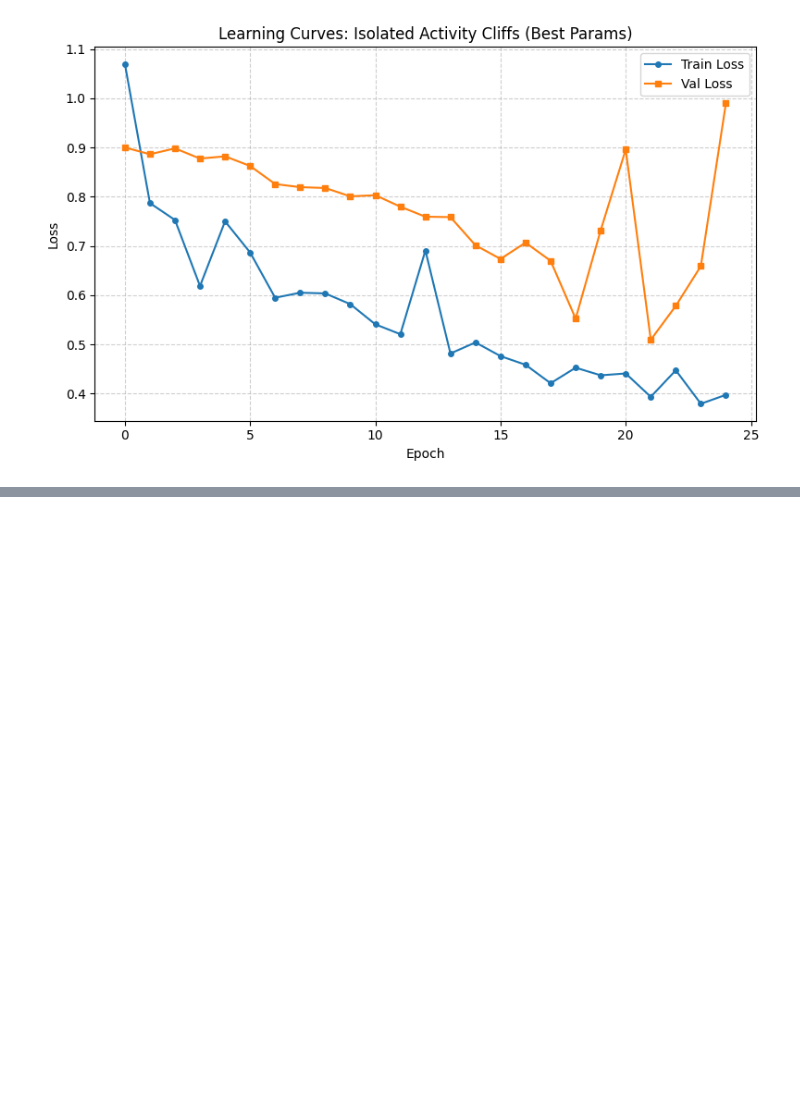
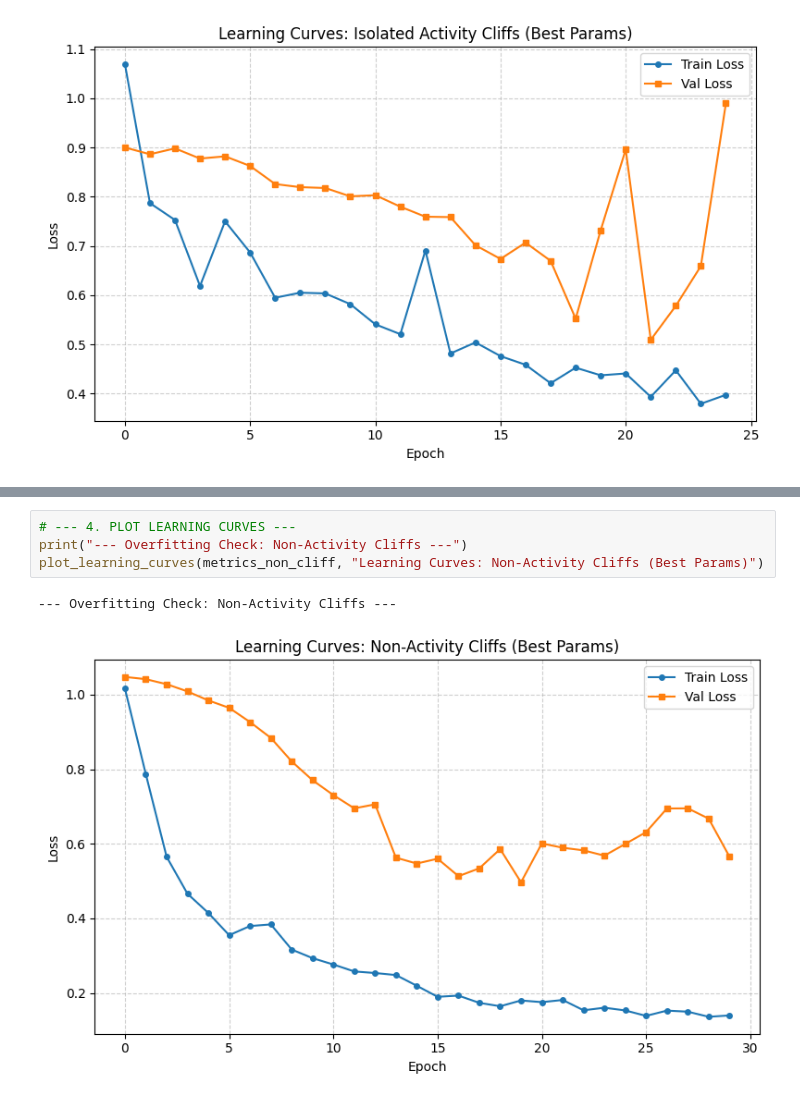
Before and after one commit to sophia-yang424/aca_chemprop, a Jupyter notebook: my_pipeline_check.ipynb, the cells around one changed output, grey strips where cells are left out. Saved outputs shown, nothing was run; the diff lists cells and outputs as text; blank space fills up the shorter version.

```diff
--- a/my_pipeline_check.ipynb
+++ b/my_pipeline_check.ipynb
@@ -1184,0 +1211,7 @@ plot_learning_curves(metrics_cliff, "Learning Curves: Isolated Activity Cliffs (
+# %%
+# --- 4. PLOT LEARNING CURVES ---
+print("--- Overfitting Check: Non-Activity Cliffs ---")
+plot_learning_curves(metrics_non_cliff, "Learning Curves: Non-Activity Cliffs (Best Params)")
+# %% [output]
+--- Overfitting Check: Non-Activity Cliffs ---
+[figure, added]
```
Also changed, not shown: parts of 8 cells of this notebook.
